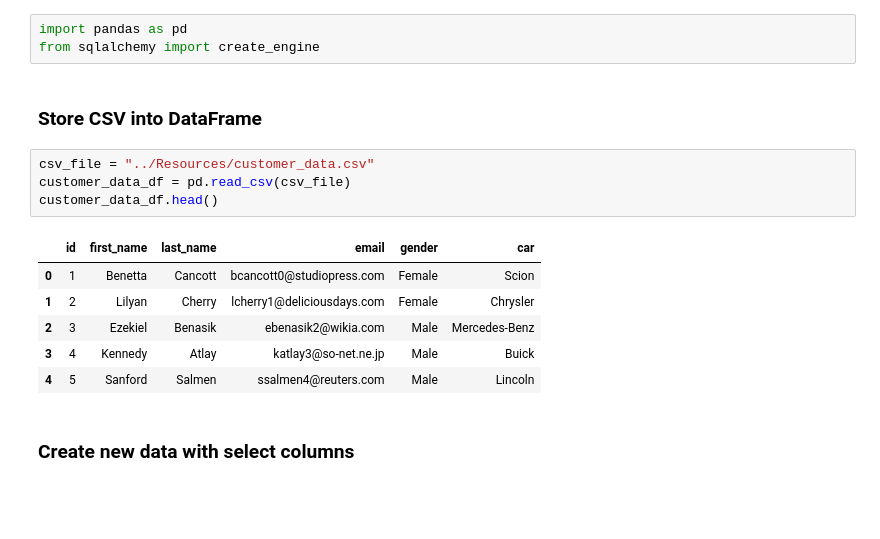
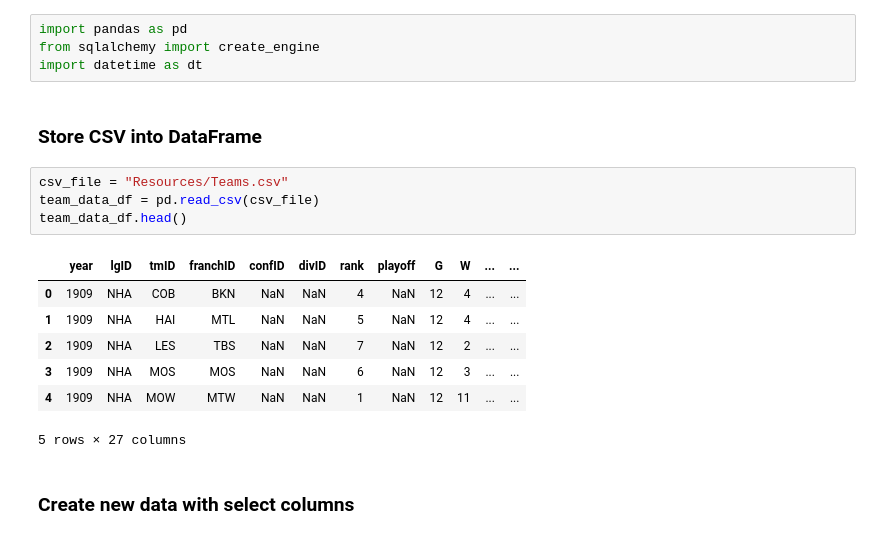
Before and after one commit to turtle3k/13-ETL-project, a Jupyter notebook: sample_etl.ipynb, the cells around one changed output. Cells and saved outputs as stored; diff of their text form; blank space fills up the shorter version.

```diff
--- a/sample_etl.ipynb
+++ b/sample_etl.ipynb
@@ -1,18 +1,20 @@
 # %%
 import pandas as pd
 from sqlalchemy import create_engine
+import datetime as dt
 # %% [markdown]
 ### Store CSV into DataFrame
 # %%
-csv_file = "../Resources/customer_data.csv"
-customer_data_df = pd.read_csv(csv_file)
-customer_data_df.head()
+csv_file = "Resources/Teams.csv"
+team_data_df = pd.read_csv(csv_file)
+team_data_df.head()
 # %% [output]
-|  | id | first_name | last_name | email | gender | car |
-| 0 | 1 | Benetta | Cancott | bcancott0@studiopress.com | Female | Scion |
-| 1 | 2 | Lilyan | Cherry | lcherry1@deliciousdays.com | Female | Chrysler |
-| 2 | 3 | Ezekiel | Benasik | ebenasik2@wikia.com | Male | Mercedes-Benz |
-| 3 | 4 | Kennedy | Atlay | katlay3@so-net.ne.jp | Male | Buick |
-| 4 | 5 | Sanford | Salmen | ssalmen4@reuters.com | Male | Lincoln |
+|  | year | lgID | tmID | franchID | confID | divID | rank | playoff | G | W | ... | ... |
+| 0 | 1909 | NHA | COB | BKN | NaN | NaN | 4 | NaN | 12 | 4 | ... | ... |
+| 1 | 1909 | NHA | HAI | MTL | NaN | NaN | 5 | NaN | 12 | 4 | ... | ... |
+| 2 | 1909 | NHA | LES | TBS | NaN | NaN | 7 | NaN | 12 | 2 | ... | ... |
+| 3 | 1909 | NHA | MOS | MOS | NaN | NaN | 6 | NaN | 12 | 3 | ... | ... |
+| 4 | 1909 | NHA | MOW | MTW | NaN | NaN | 1 | NaN | 12 | 11 | ... | ... |
+5 rows × 27 columns
 # %% [markdown]
 ### Create new data with select columns
```
Also changed, not shown: parts of 25 cells of this notebook, 1 other file.
